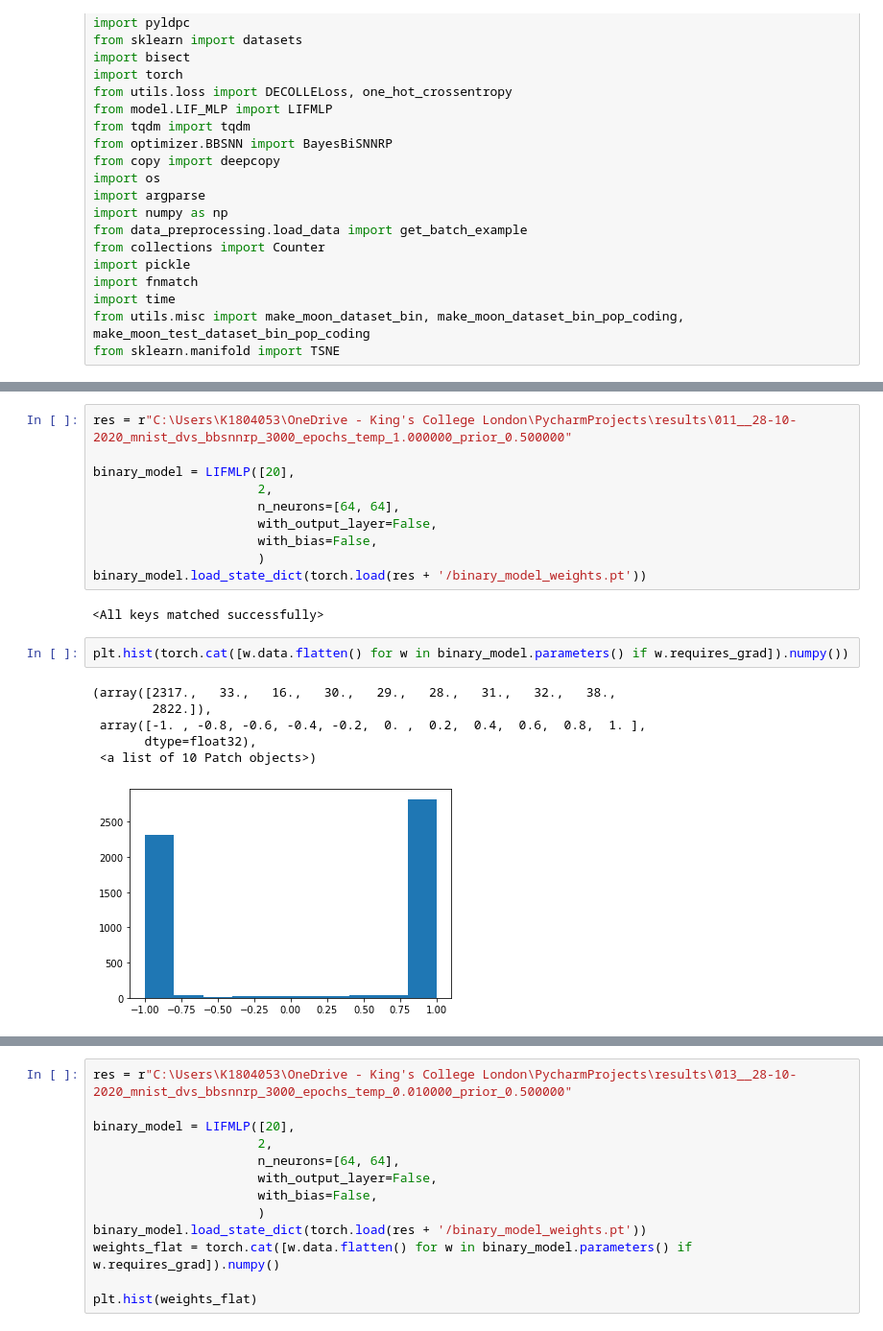
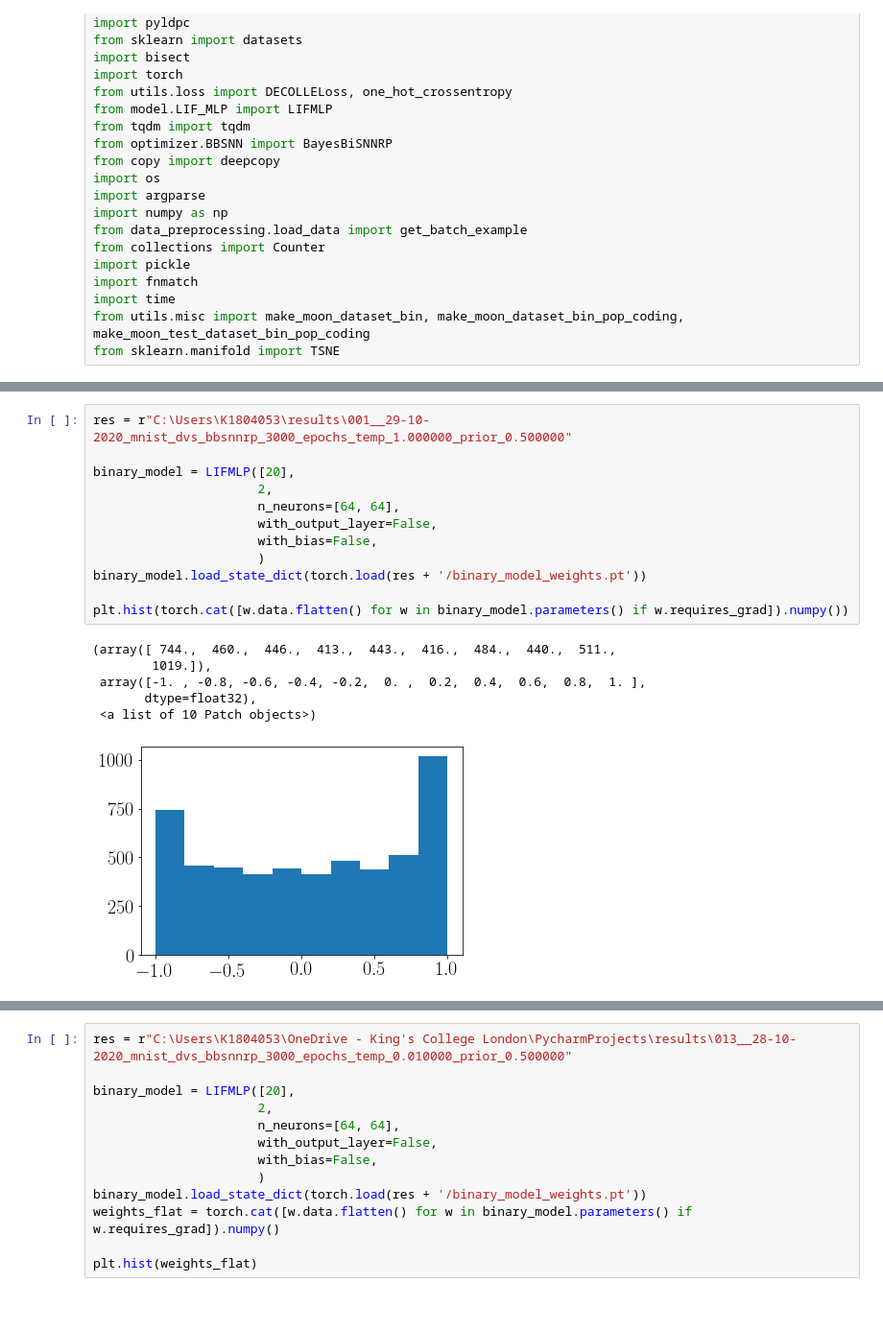
Before and after one commit to kclip/BayesBiSNN, a Jupyter notebook: BBSNN_notebook.ipynb, the cells around one changed output, grey strips where cells are left out. Shown at 96% size. Drawn from its saved outputs; the diff is of its cells as text; blank space fills up the shorter version.

```diff
--- a/BBSNN_notebook.ipynb
+++ b/BBSNN_notebook.ipynb
@@ -51,22 +87,20 @@ from sklearn.manifold import TSNE
 # %%
-res = r"C:\Users\K1804053\OneDrive - King's College London\PycharmProjects\results\011__28-10-2020_mnist_dvs_bbsnnrp_3000_epochs_temp_1.000000_prior_0.500000"
+res = r"C:\Users\K1804053\results\001__29-10-2020_mnist_dvs_bbsnnrp_3000_epochs_temp_1.000000_prior_0.500000"
 
 binary_model = LIFMLP([20],
                       2,
                       n_neurons=[64, 64],
                       with_output_layer=False,
                       with_bias=False,
                       )
 binary_model.load_state_dict(torch.load(res + '/binary_model_weights.pt'))
+
+plt.hist(torch.cat([w.data.flatten() for w in binary_model.parameters() if w.requires_grad]).numpy())
 # %% [output]
-<All keys matched successfully>
+(array([ 744.,  460.,  446.,  413.,  443.,  416.,  484.,  440.,  511.,
+        1019.]),
+ array([-1. , -0.8, -0.6, -0.4, -0.2,  0. ,  0.2,  0.4,  0.6,  0.8,  1. ],
+       dtype=float32),
+ <a list of 10 Patch objects>)
+[figure, added]
-# %%
-plt.hist(torch.cat([w.data.flatten() for w in binary_model.parameters() if w.requires_grad]).numpy())
-# %% [output]
-(array([2317.,   33.,   16.,   30.,   29.,   28.,   31.,   32.,   38.,
-        2822.]),
- array([-1. , -0.8, -0.6, -0.4, -0.2,  0. ,  0.2,  0.4,  0.6,  0.8,  1. ],
-       dtype=float32),
- <a list of 10 Patch objects>)
-[figure, removed]
 # %%
```
Also changed, not shown: parts of 8 cells of this notebook, 4 other files.
